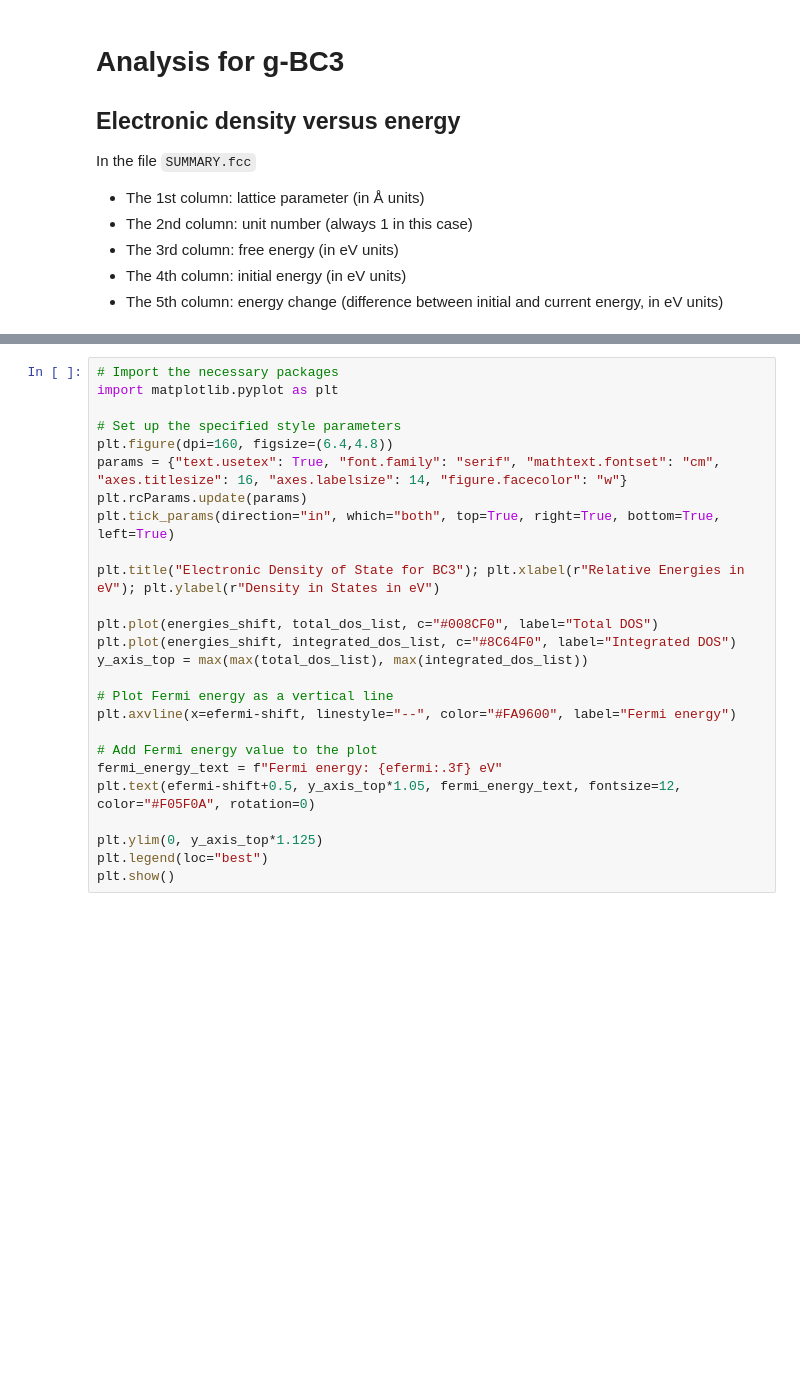
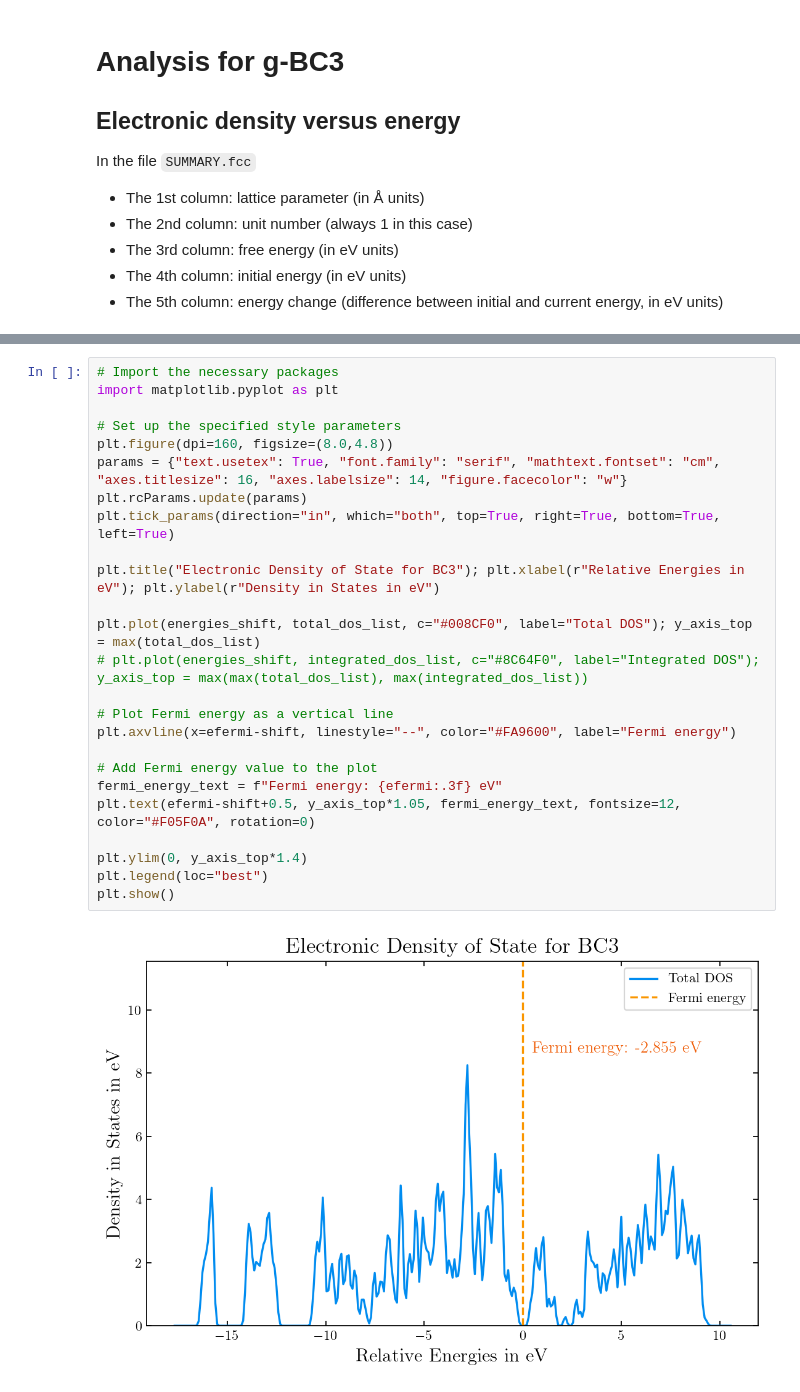
Before and after one commit to Photonico/CMP_Practice, a Jupyter notebook: VASP_g-BC3_20230526/Analysis.ipynb, the cells around one changed output, grey strips where cells are left out. Cells and saved outputs as stored; diff of their text form; blank space fills up the shorter version.

```diff
--- a/VASP_g-BC3_20230526/Analysis.ipynb
+++ b/VASP_g-BC3_20230526/Analysis.ipynb
@@ -42,26 +46,27 @@ print (energies_shift)
 # %%
 # Import the necessary packages
 import matplotlib.pyplot as plt
 
 # Set up the specified style parameters
-plt.figure(dpi=160, figsize=(6.4,4.8))
+plt.figure(dpi=160, figsize=(8.0,4.8))
 params = {"text.usetex": True, "font.family": "serif", "mathtext.fontset": "cm", "axes.titlesize": 16, "axes.labelsize": 14, "figure.facecolor": "w"}
 plt.rcParams.update(params)
 plt.tick_params(direction="in", which="both", top=True, right=True, bottom=True, left=True)
 
 plt.title("Electronic Density of State for BC3"); plt.xlabel(r"Relative Energies in eV"); plt.ylabel(r"Density in States in eV")
 
-plt.plot(energies_shift, total_dos_list, c="#008CF0", label="Total DOS")
-plt.plot(energies_shift, integrated_dos_list, c="#8C64F0", label="Integrated DOS")
-y_axis_top = max(max(total_dos_list), max(integrated_dos_list))
+plt.plot(energies_shift, total_dos_list, c="#008CF0", label="Total DOS"); y_axis_top = max(total_dos_list)
+# plt.plot(energies_shift, integrated_dos_list, c="#8C64F0", label="Integrated DOS"); y_axis_top = max(max(total_dos_list), max(integrated_dos_list))
 
 # Plot Fermi energy as a vertical line
 plt.axvline(x=efermi-shift, linestyle="--", color="#FA9600", label="Fermi energy")
 
 # Add Fermi energy value to the plot
 fermi_energy_text = f"Fermi energy: {efermi:.3f} eV"
 plt.text(efermi-shift+0.5, y_axis_top*1.05, fermi_energy_text, fontsize=12, color="#F05F0A", rotation=0)
 
-plt.ylim(0, y_axis_top*1.125)
+plt.ylim(0, y_axis_top*1.4)
 plt.legend(loc="best")
 plt.show()
+# %% [output]
+[figure, added]
```
Also changed, not shown: parts of 1 cell of this notebook.
